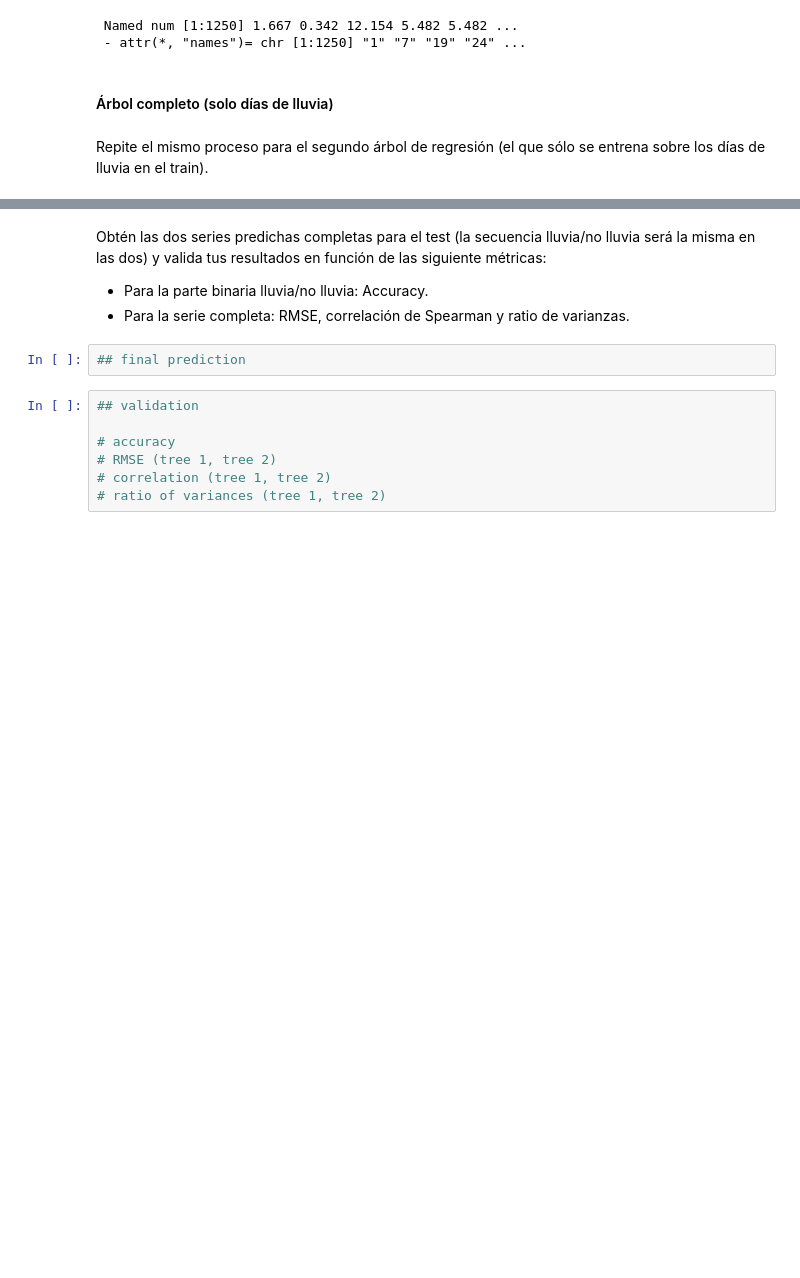
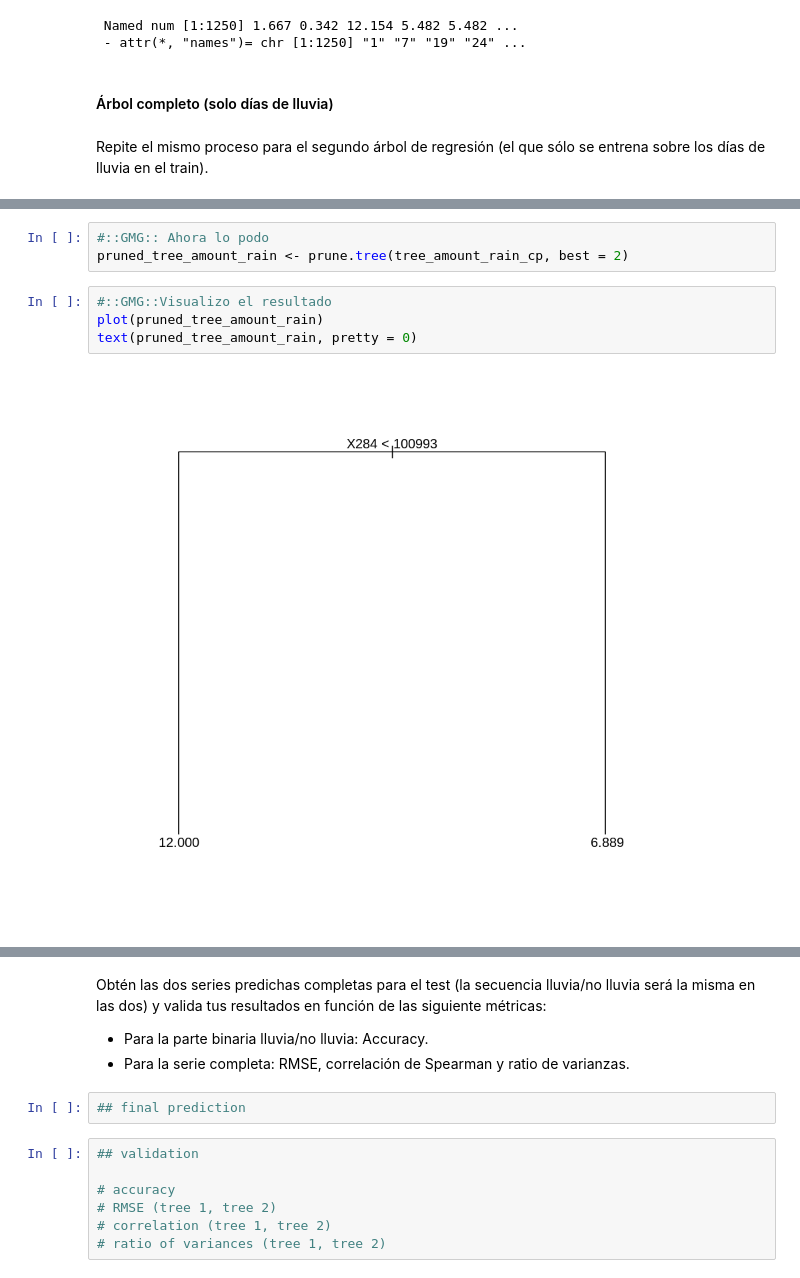
Before and after one commit to yerartdev/uc-m1966-datamining, a Jupyter notebook: d3/S17-T03_LAB_IntercomparisonTechniques.ipynb, the cells around one changed output, grey strips where cells are left out. Saved outputs shown, nothing was run; the diff lists cells and outputs as text; blank space fills up the shorter version.

```diff
--- a/d3/S17-T03_LAB_IntercomparisonTechniques.ipynb
+++ b/d3/S17-T03_LAB_IntercomparisonTechniques.ipynb
@@ -507,0 +547,9 @@ m1966 - práctica entregable de repaso (S17-T03):
+# %%
+#::GMG:: Ahora lo podo
+pruned_tree_amount_rain <- prune.tree(tree_amount_rain_cp, best = 2)
+# %%
+#::GMG::Visualizo el resultado
+plot(pruned_tree_amount_rain)
+text(pruned_tree_amount_rain, pretty = 0)
+# %% [output]
+[figure, added]
```
Also changed, not shown: parts of 27 cells of this notebook.
